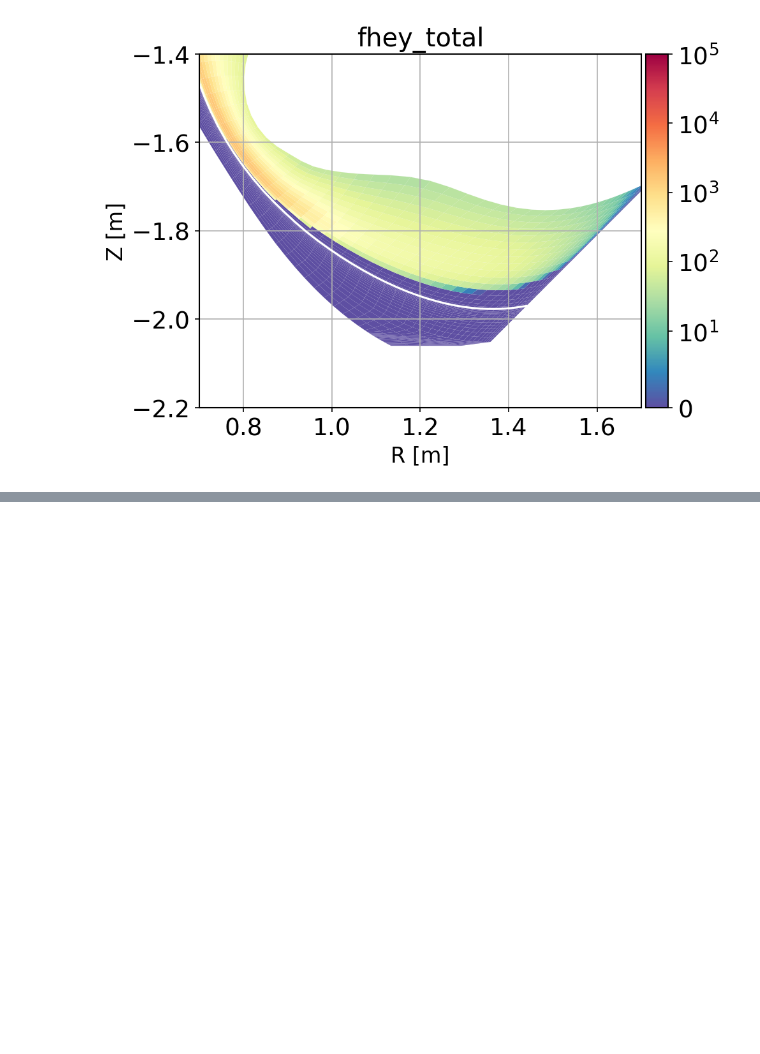
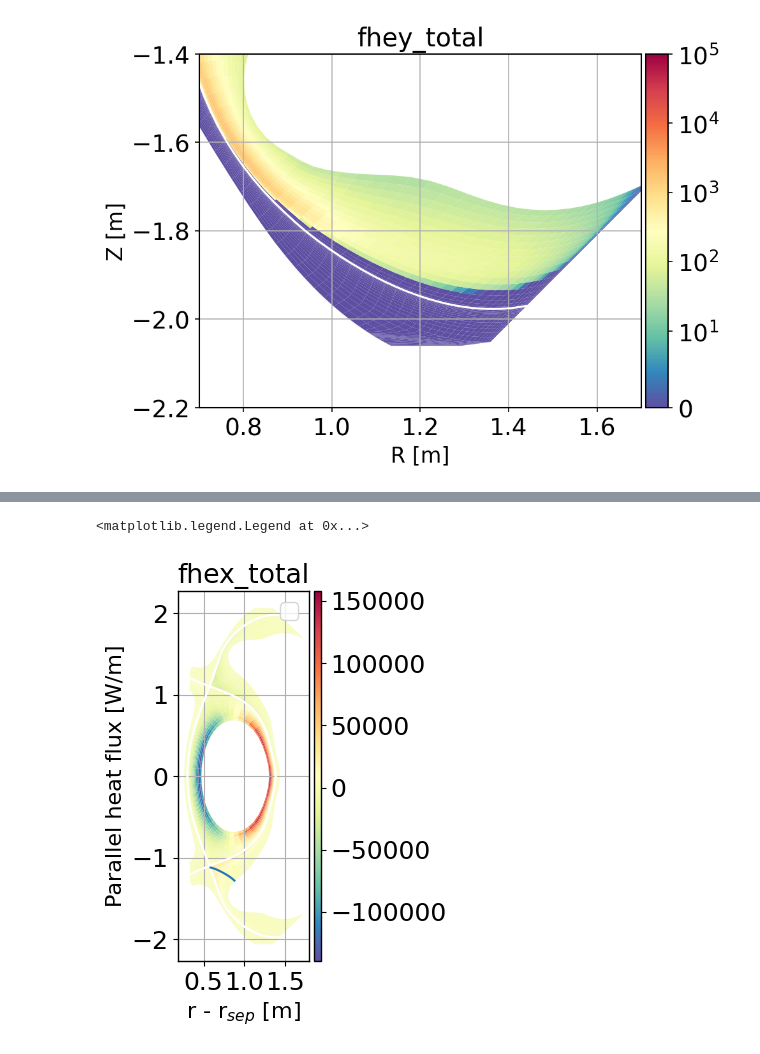
Before and after one commit to PoloidalLloyd/notebooks, a Jupyter notebook: york-step-contract/SOLPS/solps-test.ipynb, the cells around one changed output, grey strips where cells are left out. Saved outputs shown, nothing was run; the diff lists cells and outputs as text; code cells hidden in the pictures; blank space fills up the shorter version.

```diff
--- a/york-step-contract/SOLPS/solps-test.ipynb
+++ b/york-step-contract/SOLPS/solps-test.ipynb
@@ -344,0 +329,27 @@ INNER TARGET:
+# %%
+fline = case.get_1d_radial_data(
+    ["Te", "ne", 'Nn', "Pe", 'fhex_total', 'fhix_total', 'fhey_total', 'R', 'Z'],
+    region="outer_lower_xpoint",  # outer lower divertor leg
+    keep_geometry = True
+
+)
+
+
+sep_idx = np.argmin(np.abs(fline['dist']))
+fline = fline.iloc[sep_idx:]
+
+fig, ax = plt.subplots()
+
+
+case.plot_2d("fhex_total", ax = ax, separatrix = True)
+# ax.plot(fline['dist'] * 1000, fline['fhex_total'] / fline['hy'])
+ax.plot(fline['R'], fline['Z'])
+# ax.plot(fline['dist'], fline['fhix_total'])
+ax.set_xlabel(r"r - r$_{sep}$ [m]")
+ax.set_ylabel("Parallel heat flux [W/m]")
+# ax.set_xlim(0, 10)
+# ax.set_ylim(0, 25000)
+ax.legend()
+# %% [output]
+<matplotlib.legend.Legend at 0x...>
+[figure, added]
```
Also changed, not shown: parts of 10 cells of this notebook, 5 other files.
